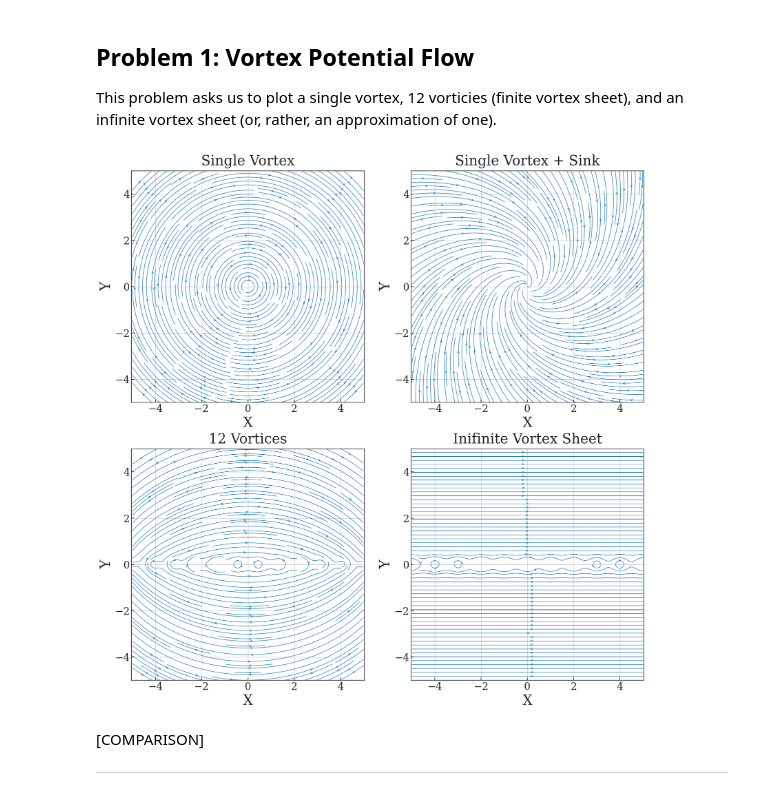
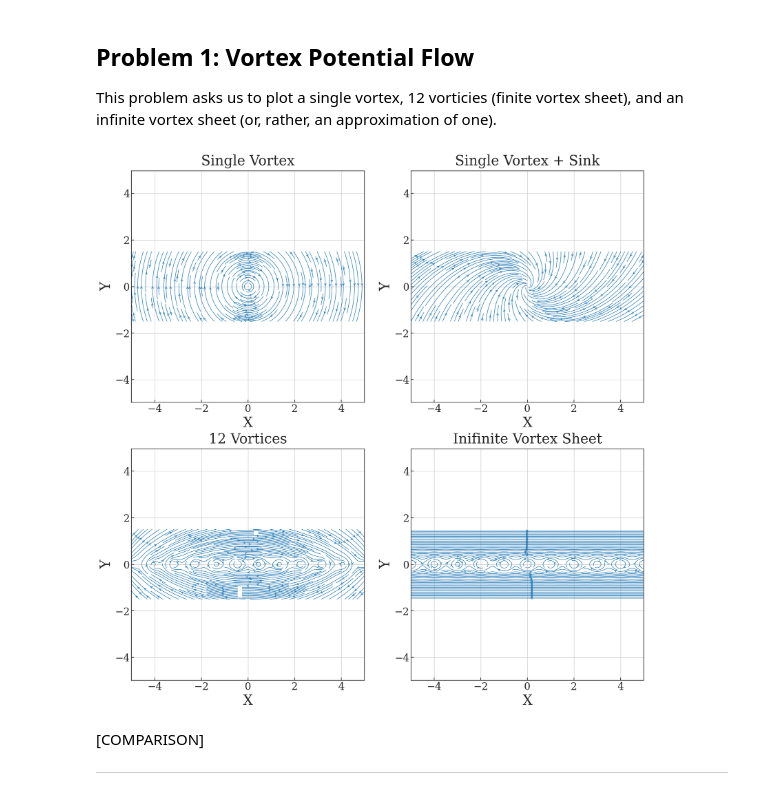
Before and after one commit to ndrichmond/EAE127, a Jupyter notebook: Project-4/EAE127_P4_Richmond_Nicholas.ipynb, the cells around one changed output. Cells and saved outputs as stored; diff of their text form; code cells hidden in the pictures.

```diff
--- a/Project-4/EAE127_P4_Richmond_Nicholas.ipynb
+++ b/Project-4/EAE127_P4_Richmond_Nicholas.ipynb
@@ -90,7 +90,7 @@ This problem asks us to plot a single vortex, 12 vorticies (finite vortex sheet)
 
 N = 250                                         # Number of points/sections to use in each direction for our flow
 x_start, x_end = -5.0, 5.0                      # Boundaries of our flow in the x direction
-y_start, y_end = -5.0, 5.0                      # Boundaries of our flow in the y direction
+y_start, y_end = -1.5, 1.5                      # Boundaries of our flow in the y direction
 
 # Note, you can adjust the start and end points later to get the best image of your plot / flow
 
@@ -206,34 +206,34 @@ plt.axis("equal")
 plt.subplot(2,2,2)
 plt.title("Single Vortex + Sink")
 plt.xlabel("X")
 plt.ylabel("Y")
 plt.streamplot(X, Y, uVort + uSink, vVort + vSink, density=2, linewidth=1, arrowsize=1, arrowstyle='->')
 plt.axis("equal")
 
 sum_uVort = 0
 sum_vVort = 0
 
 nVortices = 12 #Number of vortices we want to plot
 for xLoc in np.linspace(-5,5,nVortices):
     u, v = get_vortex_velocity(vortStrength,xLoc,0,X,Y)
     sum_uVort += u
     sum_vVort += v
 
 plt.subplot(2,2,3)
 plt.title("12 Vortices")
 plt.xlabel("X")
 plt.ylabel("Y")
 plt.streamplot(X, Y, sum_uVort, sum_vVort, density=2, linewidth=1, arrowsize=1, arrowstyle='->')
 plt.axis("equal");
 
 plt.subplot(2,2,4)
 plt.title("Inifinite Vortex Sheet")
 plt.xlabel("X")
 plt.ylabel("Y")
 plt.streamplot(X, Y, uInfVort, vInfVort, density=2, linewidth=1, arrowsize=1, arrowstyle='->')
 plt.axis("equal");
 # %% [output]
-[figure, old version]
+[figure, new version]
 # %% [markdown]
 [COMPARISON]
 <hr>
```
Also changed, not shown: parts of 3 cells of this notebook, 1 other file.
